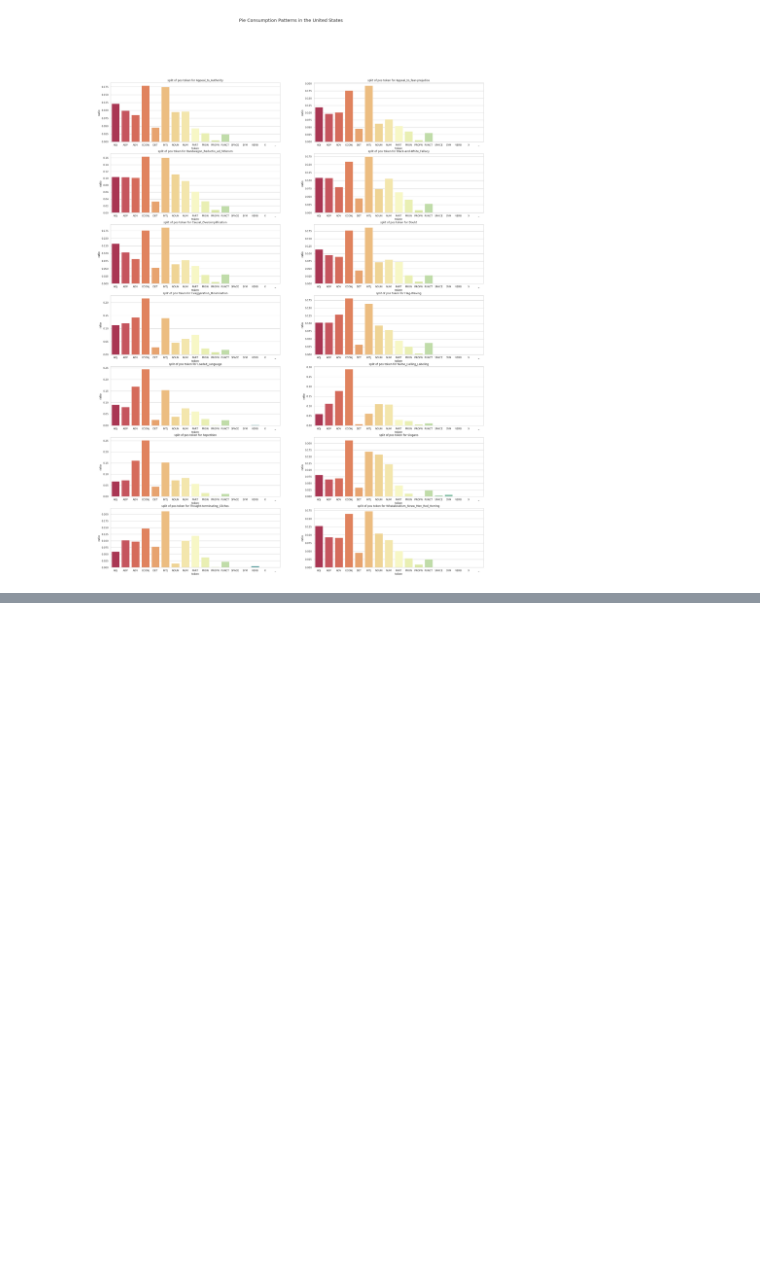
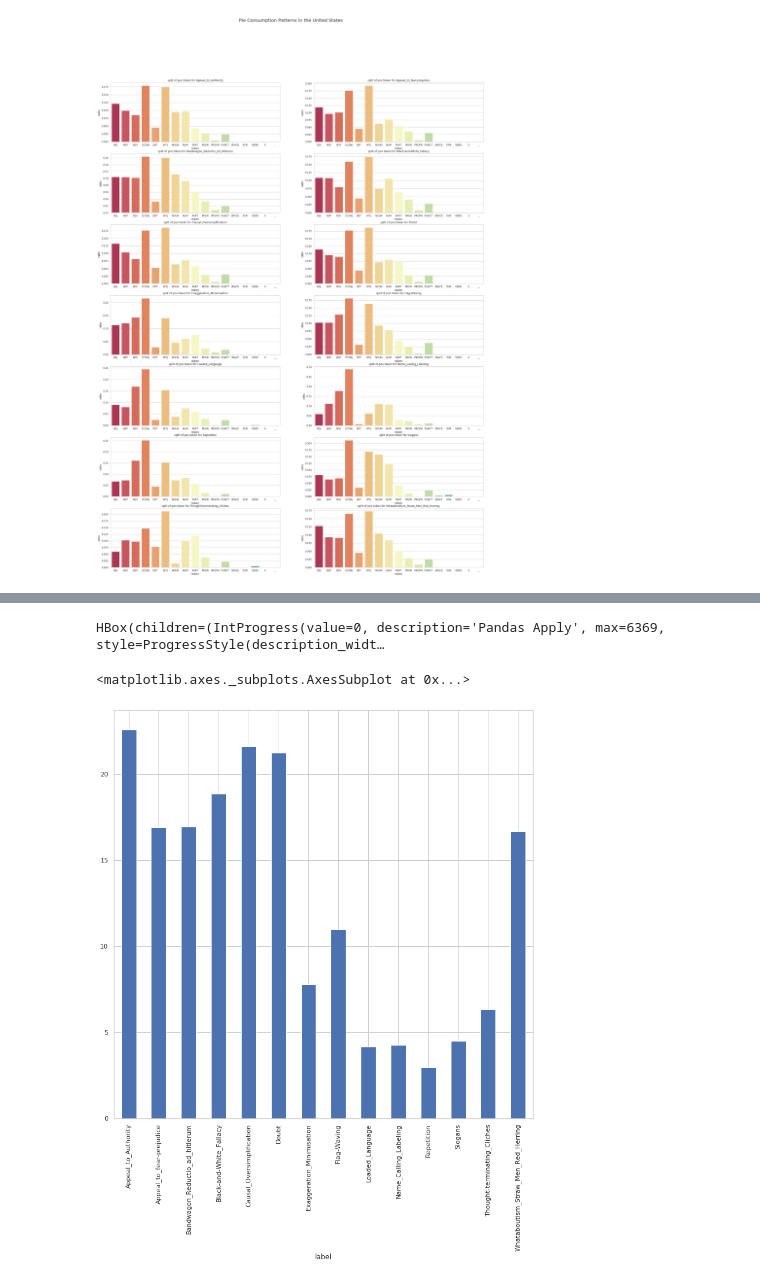
Before and after one commit to oneraghavan/semeval2020, a Jupyter notebook: task11/notebooks/EDA1_raghavan.ipynb, the cells around one changed output, grey strips where cells are left out. Saved outputs shown, nothing was run; the diff lists cells and outputs as text; code cells hidden in the pictures; blank space fills up the shorter version.

```diff
--- a/task11/notebooks/EDA1_raghavan.ipynb
+++ b/task11/notebooks/EDA1_raghavan.ipynb
@@ -180,0 +192,9 @@ Text(0.5, 0.98, 'Pie Consumption Patterns in the United States')
+# %%
+article_with_label["phrase_word_count"] = article_with_label["span"].swifter.apply(lambda x:len(x.split(" ")))
+# %% [output]
+HBox(children=(IntProgress(value=0, description='Pandas Apply', max=6369, style=ProgressStyle(description_widt…
+# %%
+article_with_label.groupby("label")["phrase_word_count"].mean().plot(kind="bar")
+# %% [output]
+<matplotlib.axes._subplots.AxesSubplot at 0x...>
+[figure, added]
```
Also changed, not shown: parts of 3 cells of this notebook.
